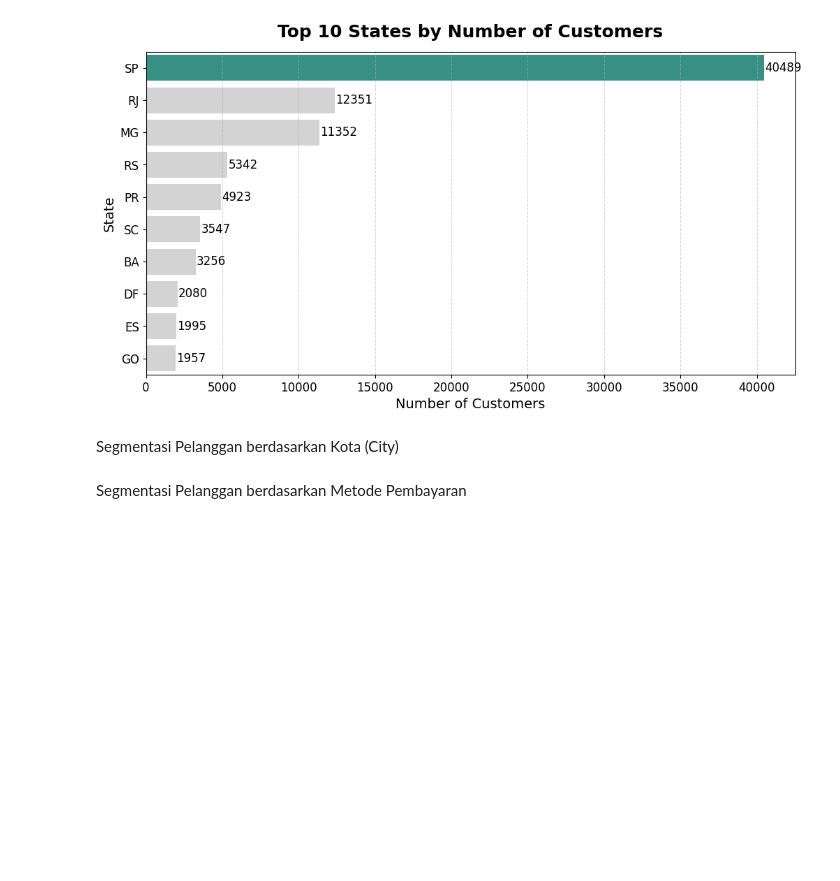
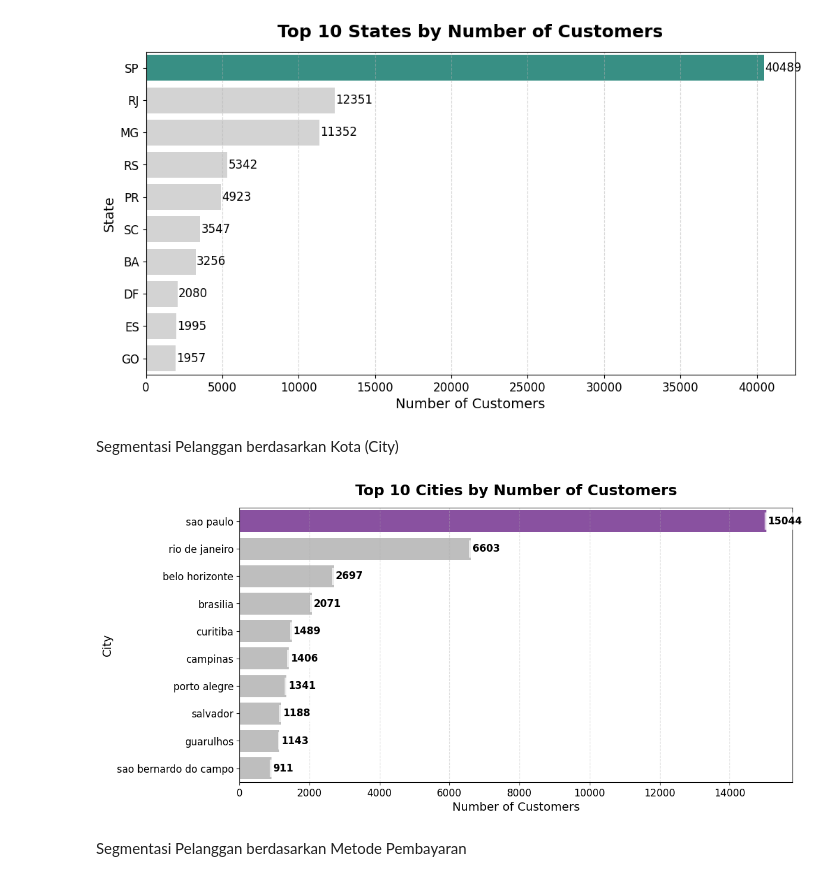
Before and after one commit to Aryananta09/Proyek-Analisis-Data, a Jupyter notebook: notebook.ipynb, the cells around one changed output. Cells and saved outputs as stored; diff of their text form; code cells hidden in the pictures; blank space fills up the shorter version.

```diff
--- a/notebook.ipynb
+++ b/notebook.ipynb
@@ -89,7 +89,7 @@ ordered_products_df.head()
 # %% [markdown]
 Memuat product translate (Terjemahan Kategori Produk) ke dalam dataframe
 # %%
-product_translate_df = pd.read_csv("product_category_name_translation.csv")
+product_translate_df = pd.read_csv("data/product_category_name_translation.csv")
 product_translate_df.head()
 # %% [output]
 |  | product_category_name | product_category_name_english |
@@ -596,3 +591,3 @@ dtype: int64
 # %%
 #Mengganti nilai minimal atau anomaly (0) menjadi 1 pada kolom payment installments (Tipe Pembayaran)
-payments_df.payment_installments.replace(payments_df.payment_installments.min(), 1 , inplace=True)
+payments_df["payment_installments"] = payments_df["payment_installments"].replace(payments_df["payment_installments"].min(), 1)
@@ -624,4 +612,4 @@ payments_df.describe()
 #### Membersihkan data pada dataframe products
 # %%
 #Mengisi value kolom kategorikal product_category_name
-products_df.product_category_name.fillna(value="Unknown", inplace=True)
+products_df["product_category_name"] = products_df["product_category_name"].fillna("Unknown")
@@ -658,4 +639,4 @@ missing_columns = [
 ]
 
 for col in missing_columns:
-    products_df[col].fillna(value=products_df[col].median(), inplace=True)
+    products_df[col] = products_df[col].fillna(products_df[col].median())
@@ -1157,33 +1348,36 @@ bycity_df.rename(columns={"customer_id": "customer_count"}, inplace=True)
 
 bycity_df = bycity_df.sort_values(by="customer_count", ascending=False).head(10)
 
 
 highlight_color = "#8E44AD"
 default_color = "#BEBEBE"
 colors = [highlight_color] + [default_color] * (len(bycity_df) - 1)
 
 # Visualisasi
 plt.figure(figsize=(12, 6))
 sns.barplot(
     x="customer_count",
     y="customer_city",
+    hue="customer_city",
     data=bycity_df,
     palette=colors,
     legend=False
 )
 
 for index, value in enumerate(bycity_df["customer_count"]):
     plt.text(value + 50, index, str(value),
              va="center", fontsize=12, color="black", fontweight="bold",
              bbox=dict(facecolor="white", alpha=0.7, edgecolor="none"))
 
 plt.title("Top 10 Cities by Number of Customers", fontsize=18, fontweight="bold", pad=15)
 plt.xlabel("Number of Customers", fontsize=14)
 plt.ylabel("City", fontsize=14)
 plt.xticks(fontsize=12)
 plt.yticks(fontsize=12)
 plt.grid(axis="x", linestyle="--", alpha=0.5)
 plt.show()
+# %% [output]
+[figure, added]
 # %% [markdown]
 Segmentasi Pelanggan berdasarkan Metode Pembayaran
 # %%
```
Also changed, not shown: parts of 42 cells of this notebook, 1 other file.
